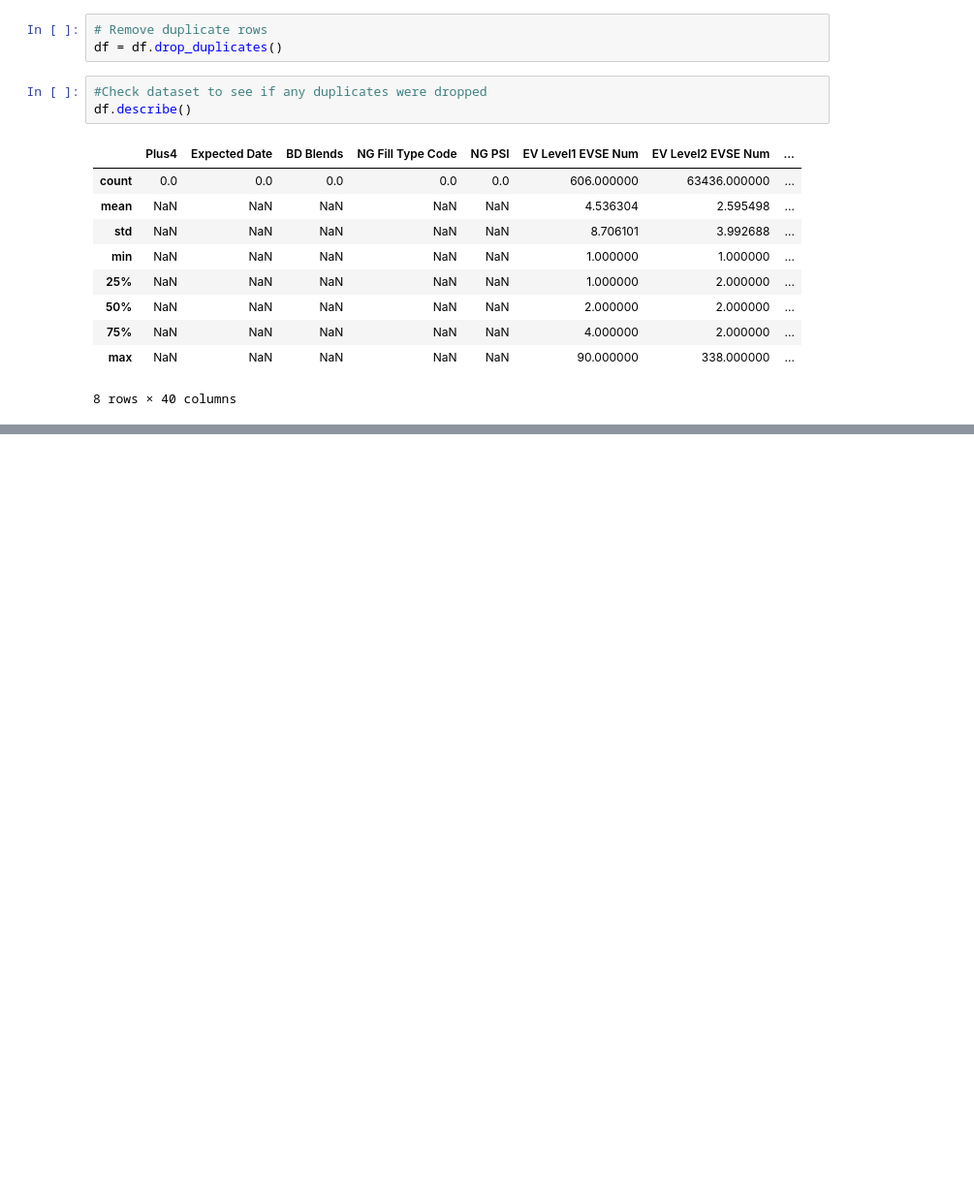
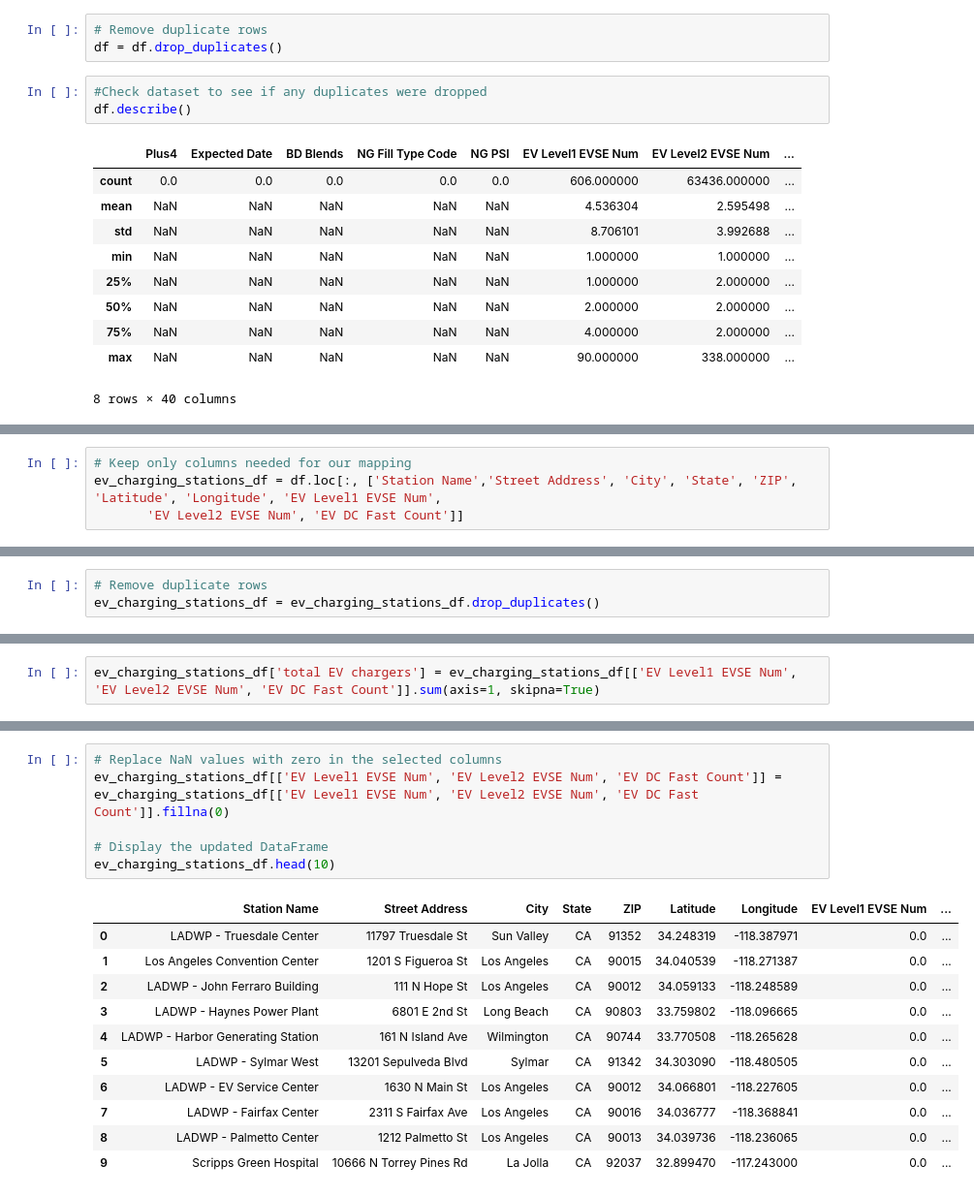
Before and after one commit to arkhanks/data_analytics_proj_3, a Jupyter notebook: Amy/AMY Initial Readin of CSV Stations.ipynb, the cells around one changed output, grey strips where cells are left out. Shown at 97% size. Cells and saved outputs as stored; diff of their text form; blank space fills up the shorter version.

```diff
--- a/Amy/AMY Initial Readin of CSV Stations.ipynb
+++ b/Amy/AMY Initial Readin of CSV Stations.ipynb
@@ -133,0 +146,4 @@ KeyError: 'region'
+# %%
+# Keep only columns needed for our mapping
+ev_charging_stations_df = df.loc[:, ['Station Name','Street Address', 'City', 'State', 'ZIP', 'Latitude', 'Longitude', 'EV Level1 EVSE Num',
+       'EV Level2 EVSE Num', 'EV DC Fast Count']]
@@ -133,0 +206,3 @@ KeyError: 'region'
+# %%
+# Remove duplicate rows
+ev_charging_stations_df = ev_charging_stations_df.drop_duplicates()
@@ -133,0 +249,2 @@ KeyError: 'region'
+# %%
+ev_charging_stations_df['total EV chargers'] = ev_charging_stations_df[['EV Level1 EVSE Num', 'EV Level2 EVSE Num', 'EV DC Fast Count']].sum(axis=1, skipna=True)
@@ -133,0 +260,18 @@ KeyError: 'region'
+# %%
+# Replace NaN values with zero in the selected columns
+ev_charging_stations_df[['EV Level1 EVSE Num', 'EV Level2 EVSE Num', 'EV DC Fast Count']] = ev_charging_stations_df[['EV Level1 EVSE Num', 'EV Level2 EVSE Num', 'EV DC Fast Count']].fillna(0)
+
+# Display the updated DataFrame
+ev_charging_stations_df.head(10)
+# %% [output]
+|  | Station Name | Street Address | City | State | ZIP | Latitude | Longitude | EV Level1 EVSE Num | ... |
+| 0 | LADWP - Truesdale Center | 11797 Truesdale St | Sun Valley | CA | 91352 | 34.248319 | -118.387971 | 0.0 | ... |
+| 1 | Los Angeles Convention Center | 1201 S Figueroa St | Los Angeles | CA | 90015 | 34.040539 | -118.271387 | 0.0 | ... |
+| 2 | LADWP - John Ferraro Building | 111 N Hope St | Los Angeles | CA | 90012 | 34.059133 | -118.248589 | 0.0 | ... |
+| 3 | LADWP - Haynes Power Plant | 6801 E 2nd St | Long Beach | CA | 90803 | 33.759802 | -118.096665 | 0.0 | ... |
+| 4 | LADWP - Harbor Generating Station | 161 N Island Ave | Wilmington | CA | 90744 | 33.770508 | -118.265628 | 0.0 | ... |
+| 5 | LADWP - Sylmar West | 13201 Sepulveda Blvd | Sylmar | CA | 91342 | 34.303090 | -118.480505 | 0.0 | ... |
+| 6 | LADWP - EV Service Center | 1630 N Main St | Los Angeles | CA | 90012 | 34.066801 | -118.227605 | 0.0 | ... |
+| 7 | LADWP - Fairfax Center | 2311 S Fairfax Ave | Los Angeles | CA | 90016 | 34.036777 | -118.368841 | 0.0 | ... |
+| 8 | LADWP - Palmetto Center | 1212 Palmetto St | Los Angeles | CA | 90013 | 34.039736 | -118.236065 | 0.0 | ... |
+| 9 | Scripps Green Hospital | 10666 N Torrey Pines Rd | La Jolla | CA | 92037 | 32.899470 | -117.243000 | 0.0 | ... |
```
Also changed, not shown: parts of 13 cells of this notebook, 9 other files.
